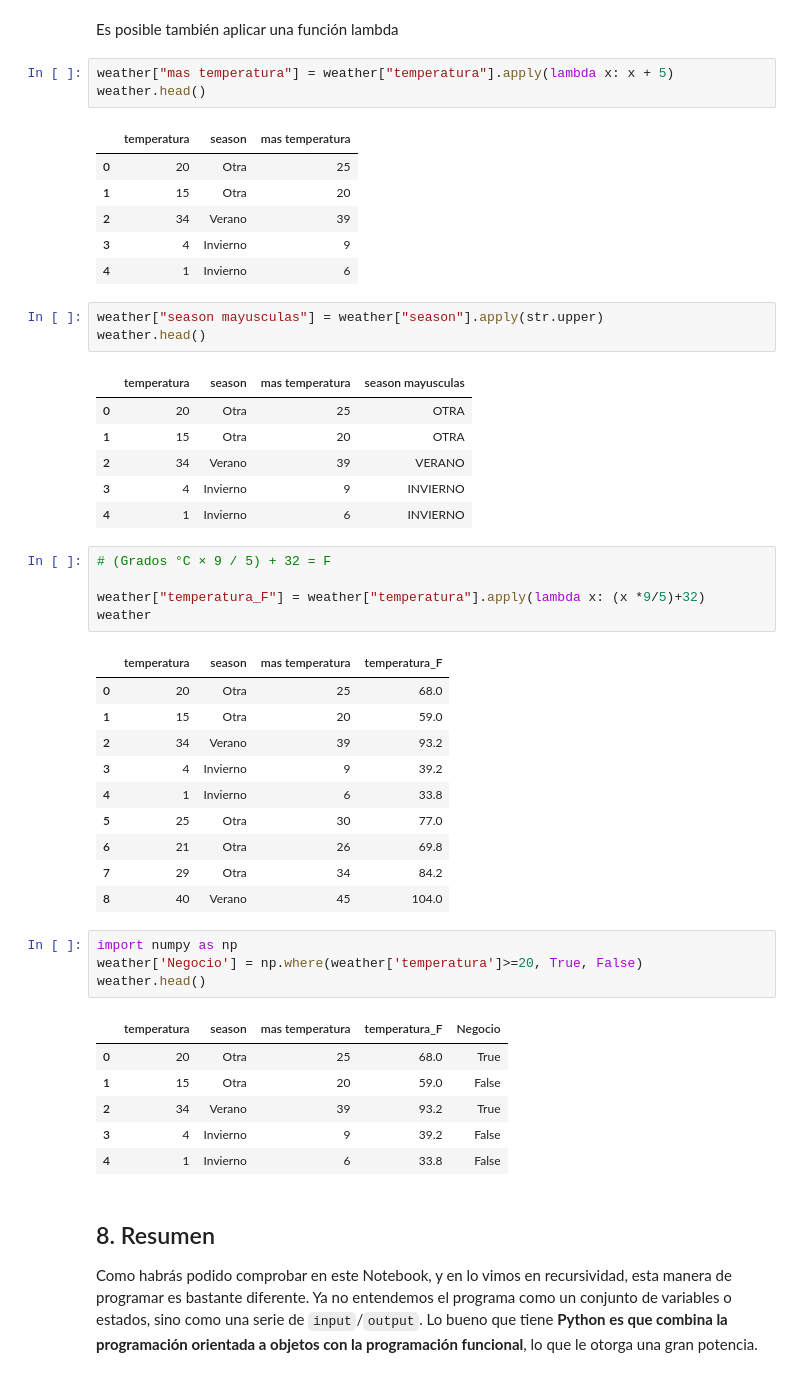
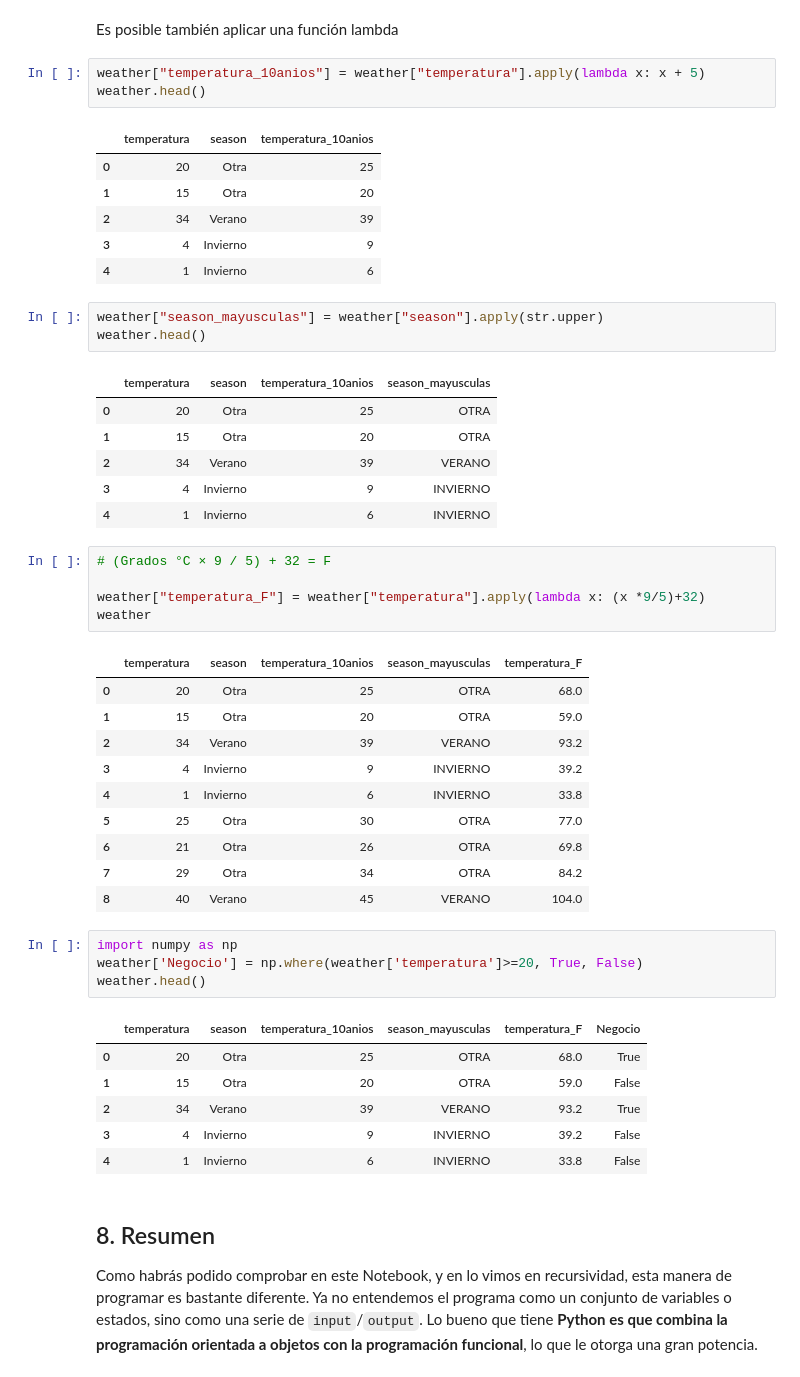
Before and after one commit to MNievas12/ds_thebridge_6_22, a Jupyter notebook: 1-Ramp_Up/Python/7-Programacion funcional/Teoría/Programacion funcional.ipynb, the cells around one changed output. Saved outputs shown, nothing was run; the diff lists cells and outputs as text.

```diff
--- a/1-Ramp_Up/Python/7-Programacion funcional/Teoría/Programacion funcional.ipynb
+++ b/1-Ramp_Up/Python/7-Programacion funcional/Teoría/Programacion funcional.ipynb
@@ -430,20 +498,20 @@ weather.head()
 # %% [markdown]
 Es posible también aplicar una función lambda
 # %%
-weather["mas temperatura"] = weather["temperatura"].apply(lambda x: x + 5)
+weather["temperatura_10anios"] = weather["temperatura"].apply(lambda x: x + 5)
 weather.head()
 # %% [output]
-|  | temperatura | season | mas temperatura |
+|  | temperatura | season | temperatura_10anios |
 | 0 | 20 | Otra | 25 |
 | 1 | 15 | Otra | 20 |
 | 2 | 34 | Verano | 39 |
 | 3 | 4 | Invierno | 9 |
 | 4 | 1 | Invierno | 6 |
 # %%
-weather["season mayusculas"] = weather["season"].apply(str.upper)
+weather["season_mayusculas"] = weather["season"].apply(str.upper)
 weather.head()
 # %% [output]
-|  | temperatura | season | mas temperatura | season mayusculas |
+|  | temperatura | season | temperatura_10anios | season_mayusculas |
 | 0 | 20 | Otra | 25 | OTRA |
 | 1 | 15 | Otra | 20 | OTRA |
 | 2 | 34 | Verano | 39 | VERANO |
@@ -455,27 +523,27 @@ weather.head()
 weather["temperatura_F"] = weather["temperatura"].apply(lambda x: (x *9/5)+32)
 weather
 # %% [output]
-|  | temperatura | season | mas temperatura | temperatura_F |
-| 0 | 20 | Otra | 25 | 68.0 |
-| 1 | 15 | Otra | 20 | 59.0 |
-| 2 | 34 | Verano | 39 | 93.2 |
-| 3 | 4 | Invierno | 9 | 39.2 |
-| 4 | 1 | Invierno | 6 | 33.8 |
-| 5 | 25 | Otra | 30 | 77.0 |
-| 6 | 21 | Otra | 26 | 69.8 |
-| 7 | 29 | Otra | 34 | 84.2 |
-| 8 | 40 | Verano | 45 | 104.0 |
+|  | temperatura | season | temperatura_10anios | season_mayusculas | temperatura_F |
+| 0 | 20 | Otra | 25 | OTRA | 68.0 |
+| 1 | 15 | Otra | 20 | OTRA | 59.0 |
+| 2 | 34 | Verano | 39 | VERANO | 93.2 |
+| 3 | 4 | Invierno | 9 | INVIERNO | 39.2 |
+| 4 | 1 | Invierno | 6 | INVIERNO | 33.8 |
+| 5 | 25 | Otra | 30 | OTRA | 77.0 |
+| 6 | 21 | Otra | 26 | OTRA | 69.8 |
+| 7 | 29 | Otra | 34 | OTRA | 84.2 |
+| 8 | 40 | Verano | 45 | VERANO | 104.0 |
 # %%
 import numpy as np
 weather['Negocio'] = np.where(weather['temperatura']>=20, True, False)
 weather.head()
 # %% [output]
-|  | temperatura | season | mas temperatura | temperatura_F | Negocio |
-| 0 | 20 | Otra | 25 | 68.0 | True |
-| 1 | 15 | Otra | 20 | 59.0 | False |
-| 2 | 34 | Verano | 39 | 93.2 | True |
-| 3 | 4 | Invierno | 9 | 39.2 | False |
-| 4 | 1 | Invierno | 6 | 33.8 | False |
+|  | temperatura | season | temperatura_10anios | season_mayusculas | temperatura_F | Negocio |
+| 0 | 20 | Otra | 25 | OTRA | 68.0 | True |
+| 1 | 15 | Otra | 20 | OTRA | 59.0 | False |
+| 2 | 34 | Verano | 39 | VERANO | 93.2 | True |
+| 3 | 4 | Invierno | 9 | INVIERNO | 39.2 | False |
+| 4 | 1 | Invierno | 6 | INVIERNO | 33.8 | False |
 # %% [markdown]
 ## 8. Resumen
 Como habrás podido comprobar en este Notebook, y en lo vimos en recursividad, esta manera de programar es bastante diferente. Ya no entendemos el programa como un conjunto de variables o estados, sino como una serie de `input`/`output`. Lo bueno que tiene **Python es que combina la programación orientada a objetos con la programación funcional**, lo que le otorga una gran potencia.
```
Also changed, not shown: parts of 18 cells of this notebook, 3 other files.
